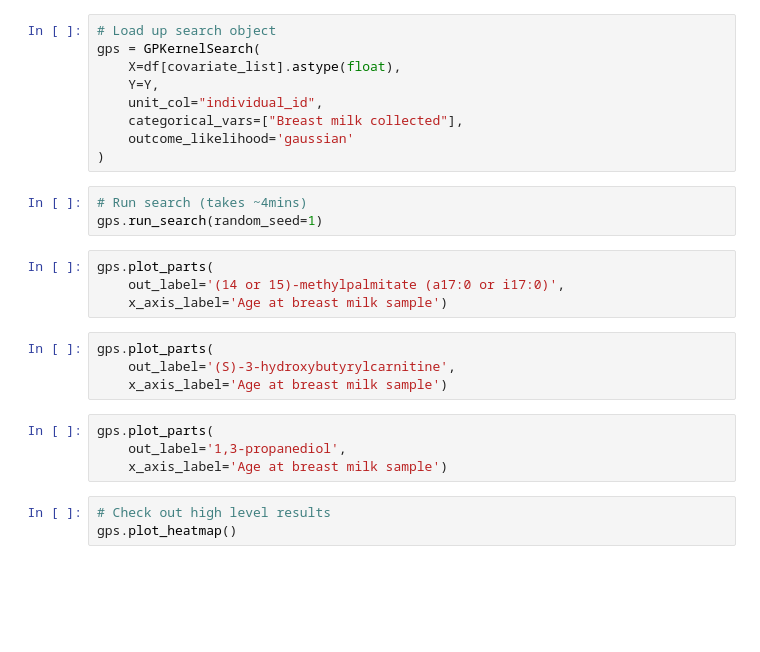
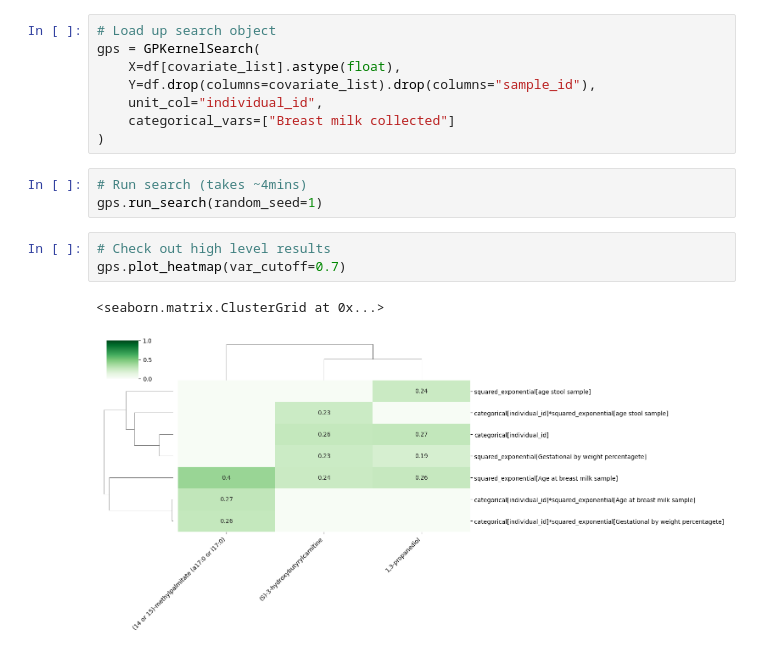
Before and after one commit to omicsEye/waveome, a Jupyter notebook: examples/Breastmilk/Breastmilk.ipynb, the cells around one changed output. Saved outputs shown, nothing was run; the diff lists cells and outputs as text; blank space fills up the shorter version.

```diff
--- a/examples/Breastmilk/Breastmilk.ipynb
+++ b/examples/Breastmilk/Breastmilk.ipynb
@@ -50,26 +84,16 @@ Y.head()
 # Load up search object
 gps = GPKernelSearch(
     X=df[covariate_list].astype(float),
-    Y=Y,
+    Y=df.drop(columns=covariate_list).drop(columns="sample_id"),
     unit_col="individual_id",
-    categorical_vars=["Breast milk collected"],
-    outcome_likelihood='gaussian'
+    categorical_vars=["Breast milk collected"]
 )
 # %%
 # Run search (takes ~4mins)
 gps.run_search(random_seed=1)
-# %%
-gps.plot_parts(
-    out_label='(14 or 15)-methylpalmitate (a17:0 or i17:0)',
-    x_axis_label='Age at breast milk sample')
-# %%
-gps.plot_parts(
-    out_label='(S)-3-hydroxybutyrylcarnitine',
-    x_axis_label='Age at breast milk sample')
-# %%
-gps.plot_parts(
-    out_label='1,3-propanediol',
-    x_axis_label='Age at breast milk sample')
 # %%
 # Check out high level results
-gps.plot_heatmap()
+gps.plot_heatmap(var_cutoff=0.7)
+# %% [output]
+<seaborn.matrix.ClusterGrid at 0x...>
+[figure, added]
```
Also changed, not shown: parts of 4 cells of this notebook.
